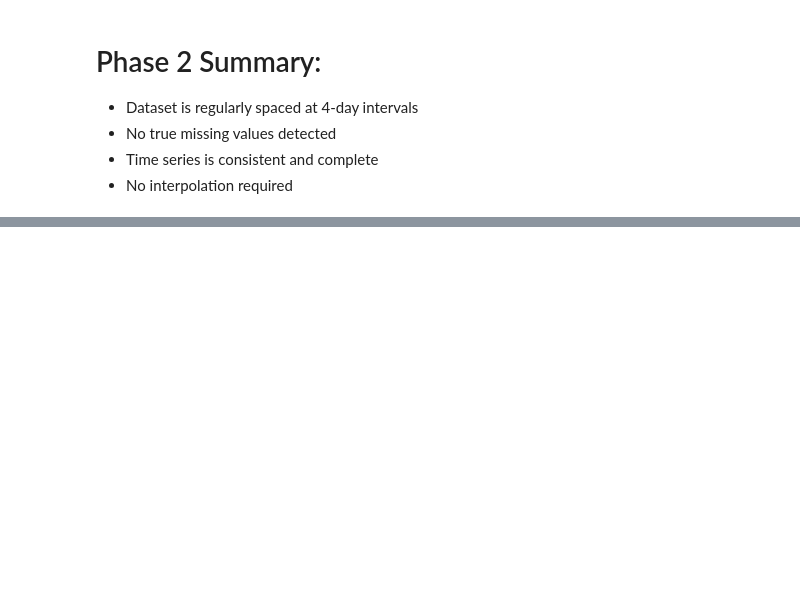
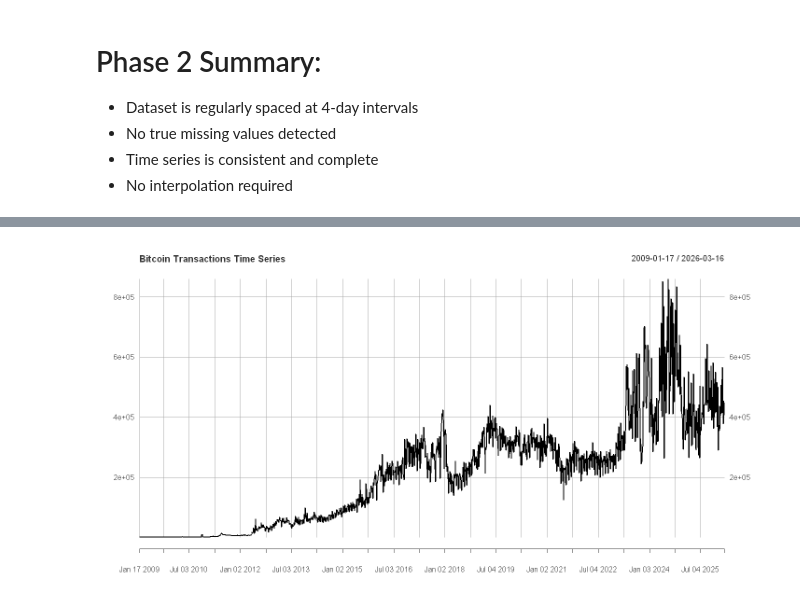
Before and after one commit to Abdelillah-CHADLI/bitcoin_transactions_volume_forecasting, a Jupyter notebook: project.ipynb, the cells around one changed output, grey strips where cells are left out. Cells and saved outputs as stored; diff of their text form; code cells hidden in the pictures; blank space fills up the shorter version.

```diff
--- a/project.ipynb
+++ b/project.ipynb
@@ -143,0 +189,5 @@ Time differences in days
+# %%
+ts_data <- xts(df$transactions, order.by = df$date)
+ts_data
+periodicity(ts_data)
+ts_base <- ts(df$transactions)
@@ -143,0 +213,4 @@ Time differences in days
+# %%
+plot(ts_data, main = "Bitcoin Transactions Time Series")
+# %% [output]
+[figure, added]
```
Also changed, not shown: parts of 23 cells of this notebook.
